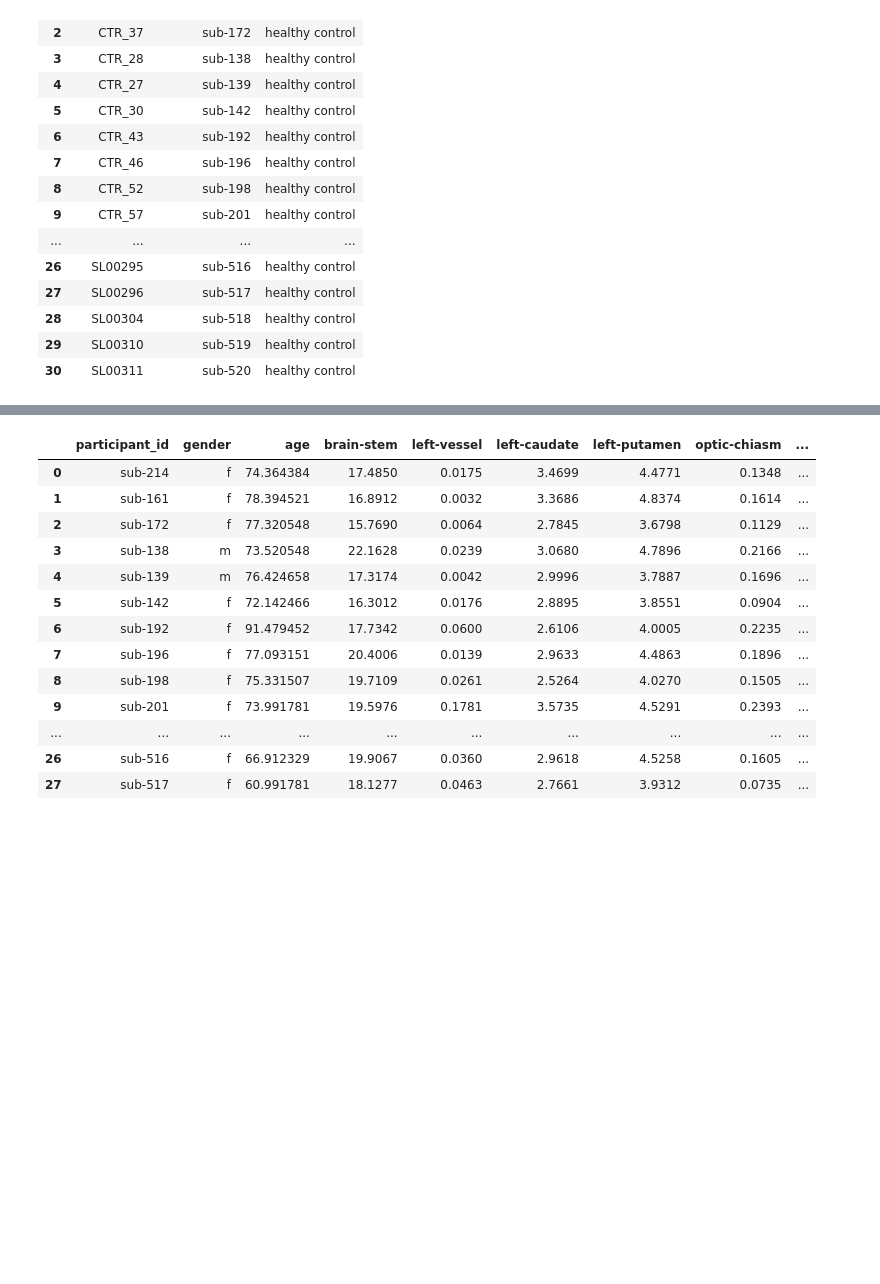
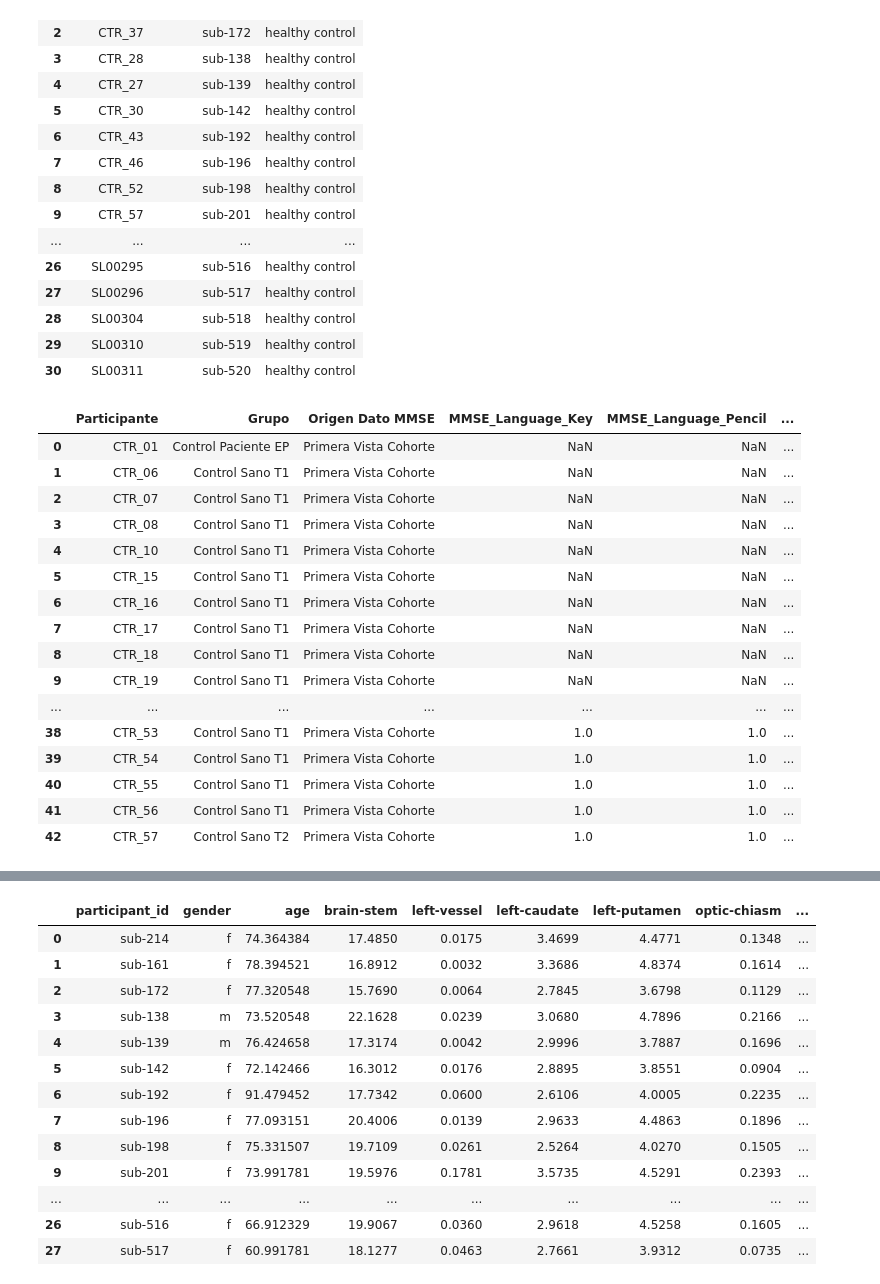
Before and after one commit to Palmitas/proyect-rec-patrones, a Jupyter notebook: cod-proyecto-analisis-pareado.ipynb, the cells around one changed output, grey strips where cells are left out. Drawn from its saved outputs; the diff is of its cells as text; code cells hidden in the pictures; blank space fills up the shorter version.

```diff
--- a/cod-proyecto-analisis-pareado.ipynb
+++ b/cod-proyecto-analisis-pareado.ipynb
@@ -62,6 +53,27 @@ df_inca_identification
 | 28 | SL00304 | sub-518 | healthy control |
 | 29 | SL00310 | sub-519 | healthy control |
 | 30 | SL00311 | sub-520 | healthy control |
+# %%
+df_inca_minimental = pd.read_excel("./INCA-MINIPROJ/MMSE_AVD_Controles_Sanos.xlsx")
+df_inca_minimental
+# %% [output]
+|  | Participante | Grupo | Origen Dato MMSE | MMSE_Language_Key | MMSE_Language_Pencil | ... |
+| 0 | CTR_01 | Control Paciente EP | Primera Vista Cohorte | NaN | NaN | ... |
+| 1 | CTR_06 | Control Sano T1 | Primera Vista Cohorte | NaN | NaN | ... |
+| 2 | CTR_07 | Control Sano T1 | Primera Vista Cohorte | NaN | NaN | ... |
+| 3 | CTR_08 | Control Sano T1 | Primera Vista Cohorte | NaN | NaN | ... |
+| 4 | CTR_10 | Control Sano T1 | Primera Vista Cohorte | NaN | NaN | ... |
+| 5 | CTR_15 | Control Sano T1 | Primera Vista Cohorte | NaN | NaN | ... |
+| 6 | CTR_16 | Control Sano T1 | Primera Vista Cohorte | NaN | NaN | ... |
+| 7 | CTR_17 | Control Sano T1 | Primera Vista Cohorte | NaN | NaN | ... |
+| 8 | CTR_18 | Control Sano T1 | Primera Vista Cohorte | NaN | NaN | ... |
+| 9 | CTR_19 | Control Sano T1 | Primera Vista Cohorte | NaN | NaN | ... |
+| ... | ... | ... | ... | ... | ... | ... |
+| 38 | CTR_53 | Control Sano T1 | Primera Vista Cohorte | 1.0 | 1.0 | ... |
+| 39 | CTR_54 | Control Sano T1 | Primera Vista Cohorte | 1.0 | 1.0 | ... |
+| 40 | CTR_55 | Control Sano T1 | Primera Vista Cohorte | 1.0 | 1.0 | ... |
+| 41 | CTR_56 | Control Sano T1 | Primera Vista Cohorte | 1.0 | 1.0 | ... |
+| 42 | CTR_57 | Control Sano T2 | Primera Vista Cohorte | 1.0 | 1.0 | ... |
 # %%
 df_inca_gm_volumen = pd.read_excel("./INCA-MINIPROJ/volumen/aseg+aparc.xlsx")
 df_inca_gm_volumen
```
Also changed, not shown: parts of 12 cells of this notebook.
